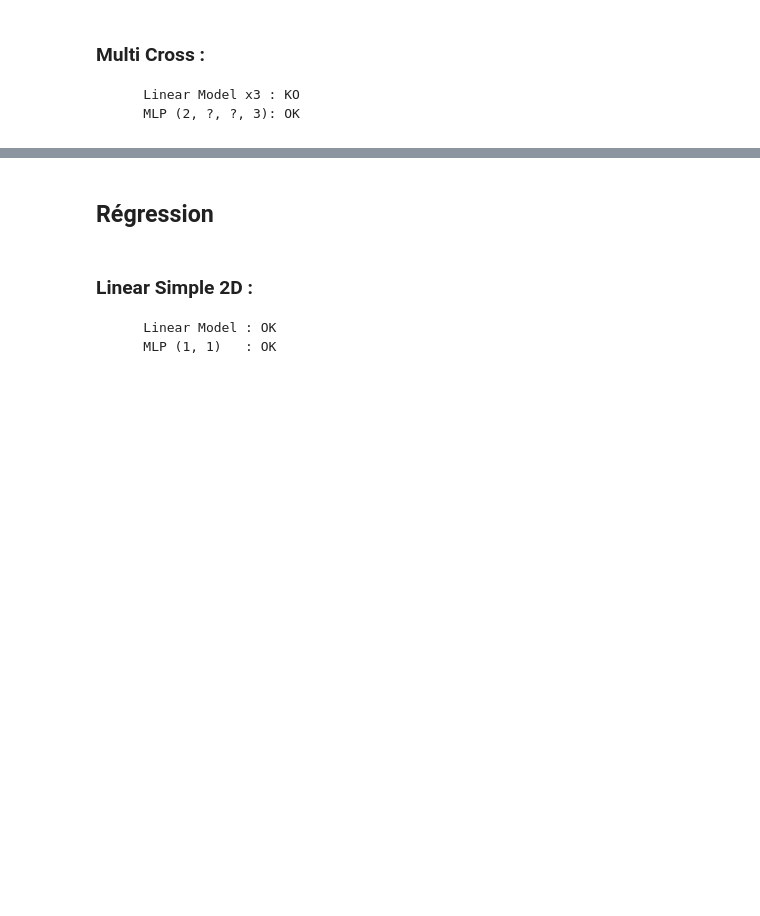
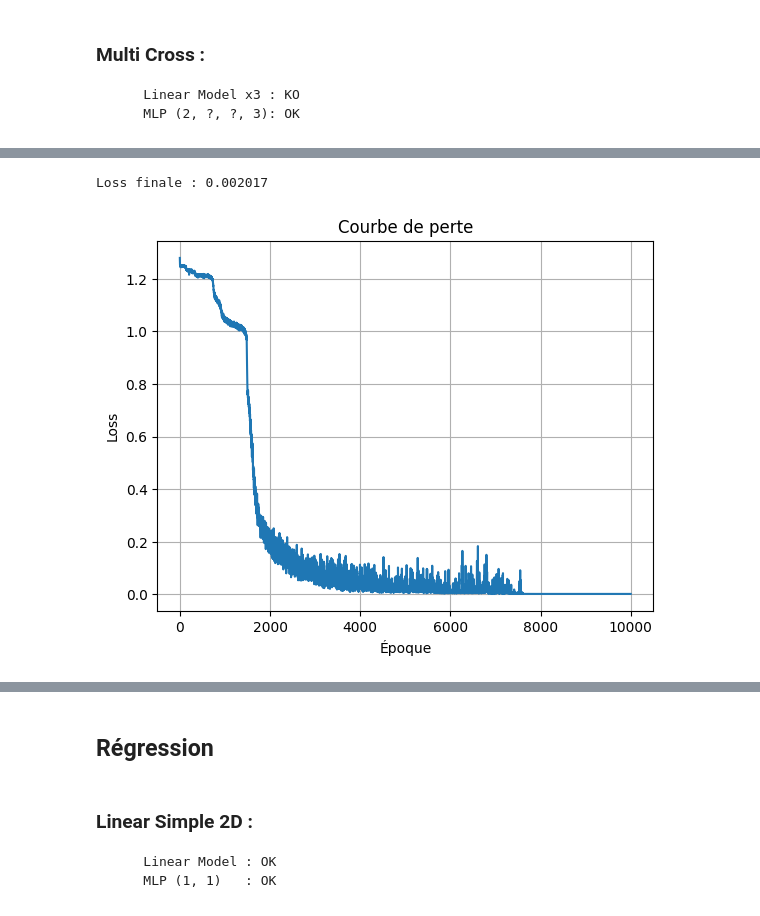
Before and after one commit to SamuelELbaz/Projet_Annuel_3IABD1_Lib_ML, a Jupyter notebook: [Notebook] Cas de tests.ipynb, the cells around one changed output, grey strips where cells are left out. Cells and saved outputs as stored; diff of their text form; code cells hidden in the pictures; blank space fills up the shorter version.

```diff
--- a/[Notebook] Cas de tests.ipynb
+++ b/[Notebook] Cas de tests.ipynb
@@ -399 +399,22 @@ plt.clf()
 <Figure size 640x480 with 0 Axes>
+# %%
+model = PMC([2, 32, 32, 3], learning_rate=0.01)
+
+losses = []
+for epoch in range(10000):
+    idx = np.random.permutation(len(X))
+    epoch_loss = 0.0
+    for i in idx:
+        epoch_loss += model.train(X[i:i+1], Y[i:i+1])
+    losses.append(epoch_loss / len(X))
+
+print(f"Loss finale : {losses[-1]:.6f}")
+
+plt.plot(losses)
+plt.title("Courbe de perte")
+plt.xlabel("Époque"); plt.ylabel("Loss")
+plt.grid(True)
+plt.show()
+# %% [output]
+Loss finale : 0.002017
+[figure, added]
```
Also changed, not shown: parts of 29 cells of this notebook, 3 other files.
